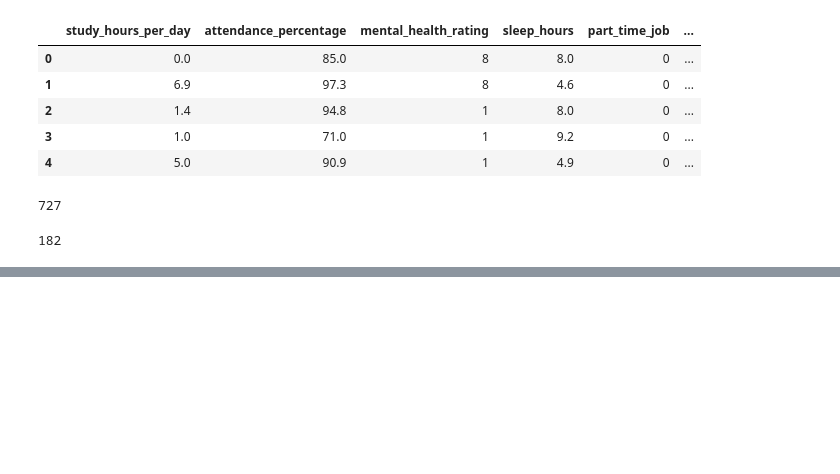
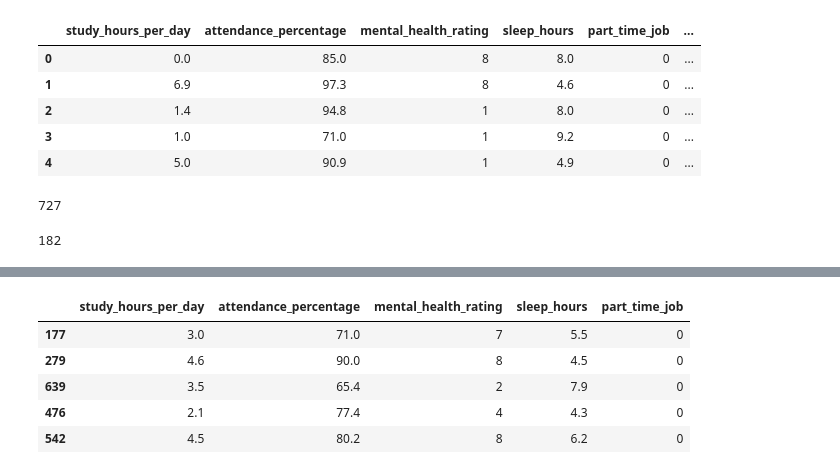
Before and after one commit to scarlet821/ml_notebook, a Jupyter notebook: result_predict.ipynb, the cells around one changed output, grey strips where cells are left out. Saved outputs shown, nothing was run; the diff lists cells and outputs as text; code cells hidden in the pictures; blank space fills up the shorter version.

```diff
--- a/result_predict.ipynb
+++ b/result_predict.ipynb
@@ -382,2 +392,4 @@ models = {
     }
 }
+# %%
+best_models = []
@@ -383,0 +464,9 @@ models = {
+# %%
+X_train2.head()
+# %% [output]
+|  | study_hours_per_day | attendance_percentage | mental_health_rating | sleep_hours | part_time_job |
+| 177 | 3.0 | 71.0 | 7 | 5.5 | 0 |
+| 279 | 4.6 | 90.0 | 8 | 4.5 | 0 |
+| 639 | 3.5 | 65.4 | 2 | 7.9 | 0 |
+| 476 | 2.1 | 77.4 | 4 | 4.3 | 0 |
+| 542 | 4.5 | 80.2 | 8 | 6.2 | 0 |
```
Also changed, not shown: parts of 6 cells of this notebook.
